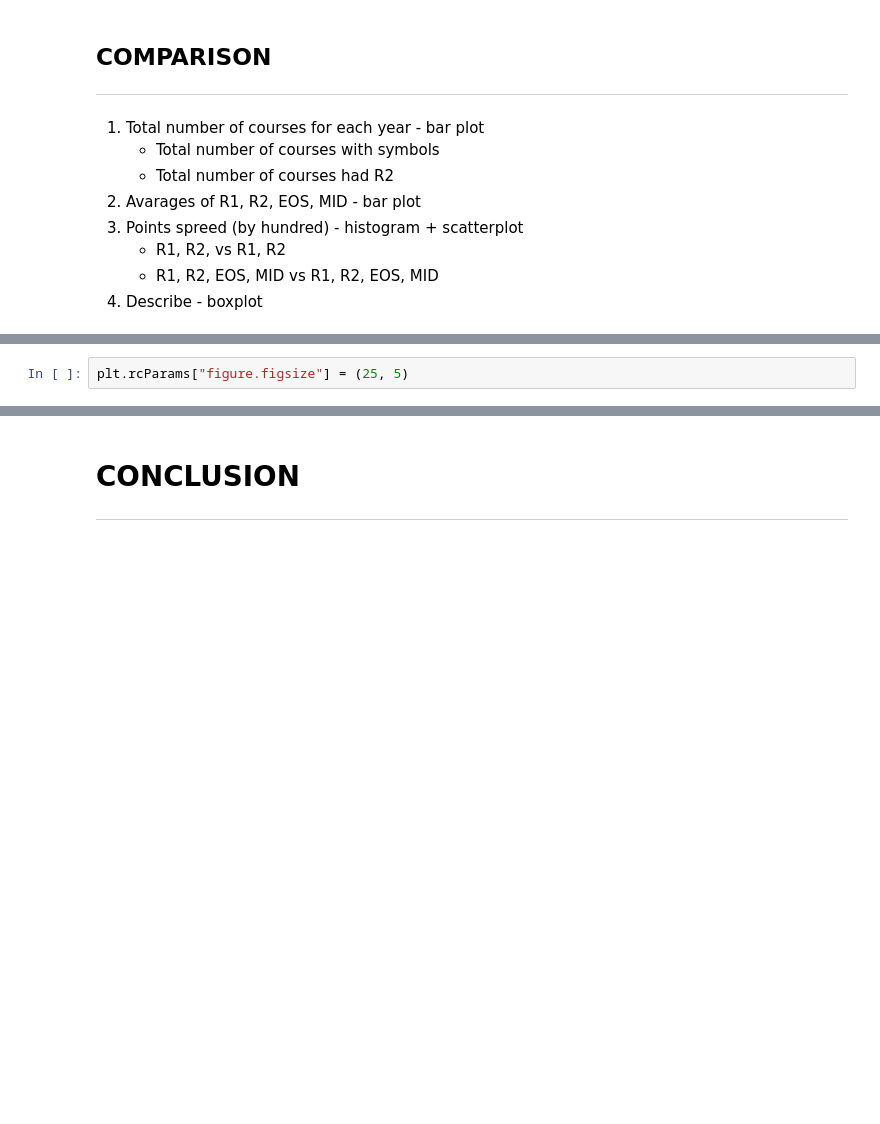
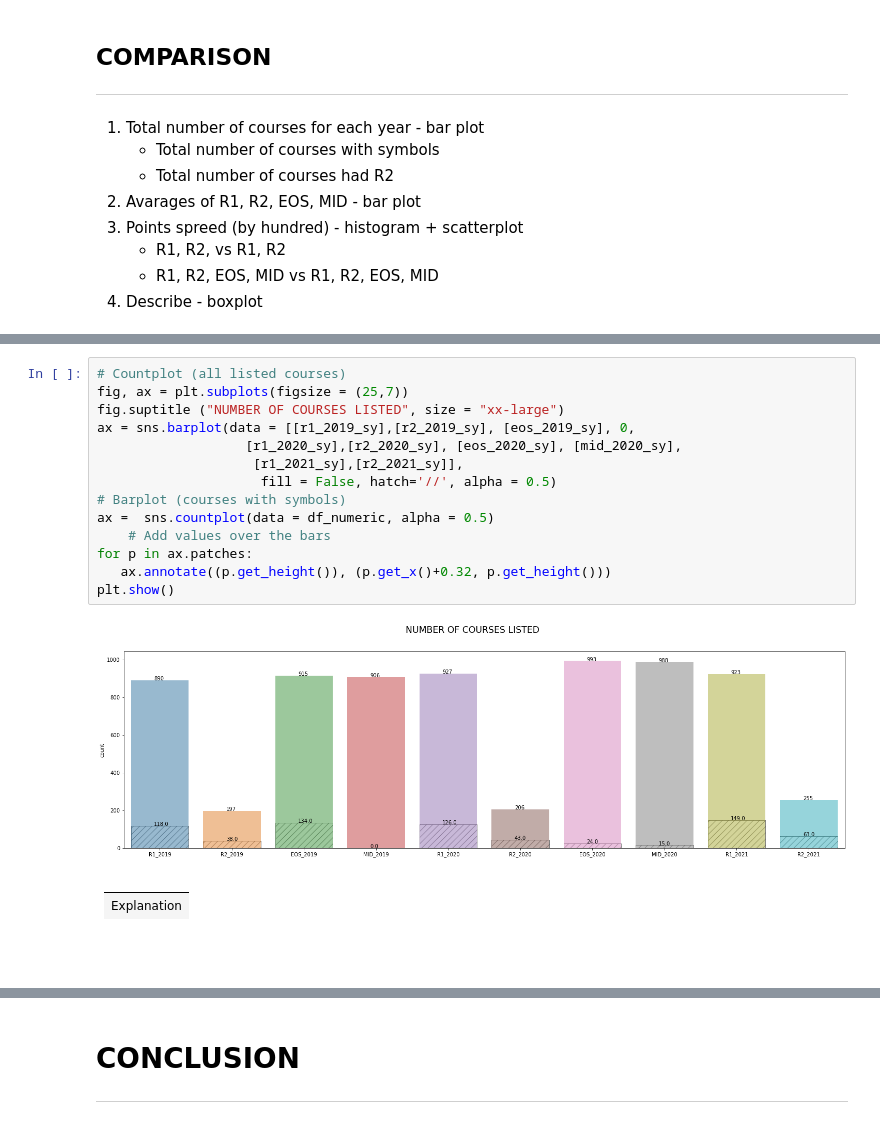
Before and after one commit to AnteDujic/Fundamentals-of-Data-Analysis, a Jupyter notebook: cao.ipynb, the cells around one changed output, grey strips where cells are left out. Cells and saved outputs as stored; diff of their text form; blank space fills up the shorter version.

Commit message:
CAO plotting

```diff
--- a/cao.ipynb
+++ b/cao.ipynb
@@ -666,2 +604,0 @@ counts
-# %%
-plt.rcParams["figure.figsize"] = (25, 5)
@@ -702,0 +661,23 @@ plt.show()
+# %%
+# Countplot (all listed courses)
+fig, ax = plt.subplots(figsize = (25,7))
+fig.suptitle ("NUMBER OF COURSES LISTED", size = "xx-large")
+ax = sns.barplot(data = [[r1_2019_sy],[r2_2019_sy], [eos_2019_sy], 0,
+                   [r1_2020_sy],[r2_2020_sy], [eos_2020_sy], [mid_2020_sy],
+                    [r1_2021_sy],[r2_2021_sy]],
+                     fill = False, hatch='//', alpha = 0.5)
+# Barplot (courses with symbols)
+ax =  sns.countplot(data = df_numeric, alpha = 0.5)
+    # Add values over the bars
+for p in ax.patches:
+   ax.annotate((p.get_height()), (p.get_x()+0.32, p.get_height()))
+plt.show()
+# %% [output]
+[figure, added]
+# %% [markdown]
+| |
+| :-|
+| Explanation |
+
+<br>
+<br>
```
Also changed, not shown: parts of 40 cells of this notebook, 30 other files.
